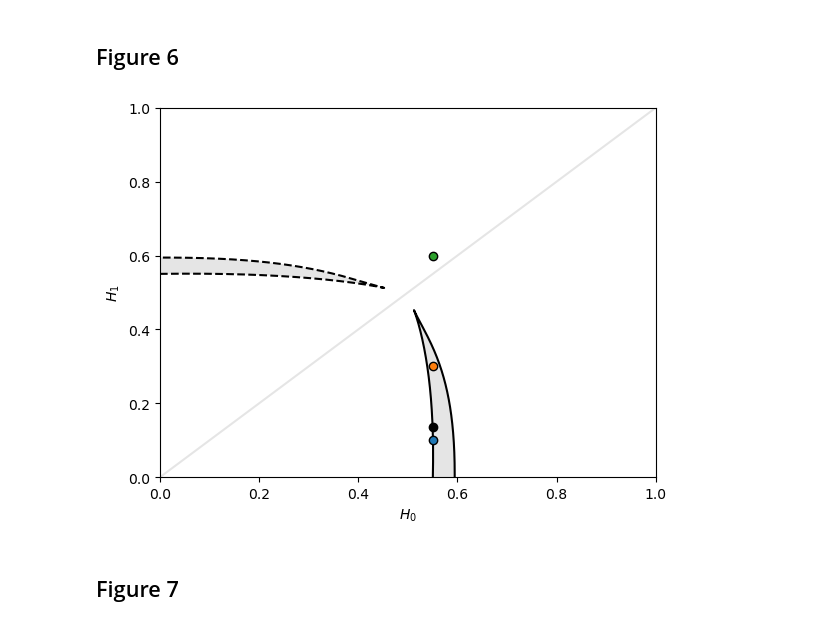
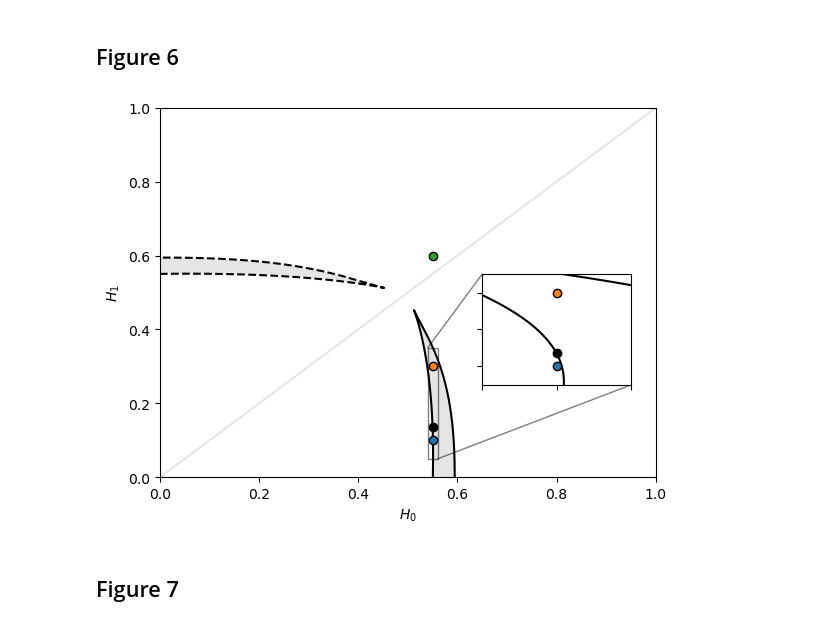
Before and after one commit to NathanKarst/Isolas, a Jupyter notebook: isola.ipynb, the cells around one changed output. Drawn from its saved outputs; the diff is of its cells as text; code cells hidden in the pictures.

```diff
--- a/isola.ipynb
+++ b/isola.ipynb
@@ -1725,27 +1725,46 @@ save_fig('isola_continuation_vs_approximation')
 # %% [markdown]
 ## Figure 6
 # %%
+# main
 isola_center_continuation = load_data('isola_center_continuation_h0_h1')
 plt.plot(isola_center_continuation[:,-2],isola_center_continuation[:,-1],'k')
 plt.xlim((0,1))
 plt.ylim((0,1))
 plt.plot(0.55,isola_center_init[-1],'ko')
 plt.xlabel(r'$H_0$')
 plt.ylabel(r'$H_1$')
 plt.plot([0,1],[0,1],'k',alpha=0.1)
 plt.plot(0.55,0.1,'o',color=colors[0],mec='k')
 plt.plot(0.55,0.3,'o',color=colors[1],mec='k')
 plt.plot(0.55,0.6,'o',color=colors[2],mec='k')
 plt.plot(isola_center_continuation[:,-1],isola_center_continuation[:,-2],'k--')
 
 x = np.append(isola_center_continuation[:,-2],isola_center_continuation[0,-2])
 y = np.append(isola_center_continuation[:,-1],isola_center_continuation[0,-1])
 plt.fill(x,y,'k',alpha=0.1)
 plt.fill(y,x,'k',alpha=0.1)
 
+# inset
+main_ax = plt.gca()
+xlim = [0.54, 0.56]
+ylim = [0.05, 0.35]
+inset_ax = main_ax.inset_axes(
+   [0.65, 0.25, 0.3, 0.3],
+    xlim=xlim, ylim=ylim,
+    xticklabels=[], yticklabels=[]
+)
+
+inset_ax.plot(isola_center_continuation[:,-2],isola_center_continuation[:,-1],'k')
+inset_ax.plot(0.55,isola_center_init[-1],'ko')
+inset_ax.plot(0.55,0.1,'o',color=colors[0],mec='k')
+inset_ax.plot(0.55,0.3,'o',color=colors[1],mec='k')
+inset_ax.plot(0.55,0.6,'o',color=colors[2],mec='k')
+
+main_ax.indicate_inset_zoom(inset_ax, edgecolor="k")
+
 save_fig('isola_center_continuation_h0_h1')
 # %% [output]
-[figure, old version]
+[figure, new version]
 # %% [markdown]
 ## Figure 7
 # %%
```
Also changed, not shown: parts of 10 cells of this notebook.
